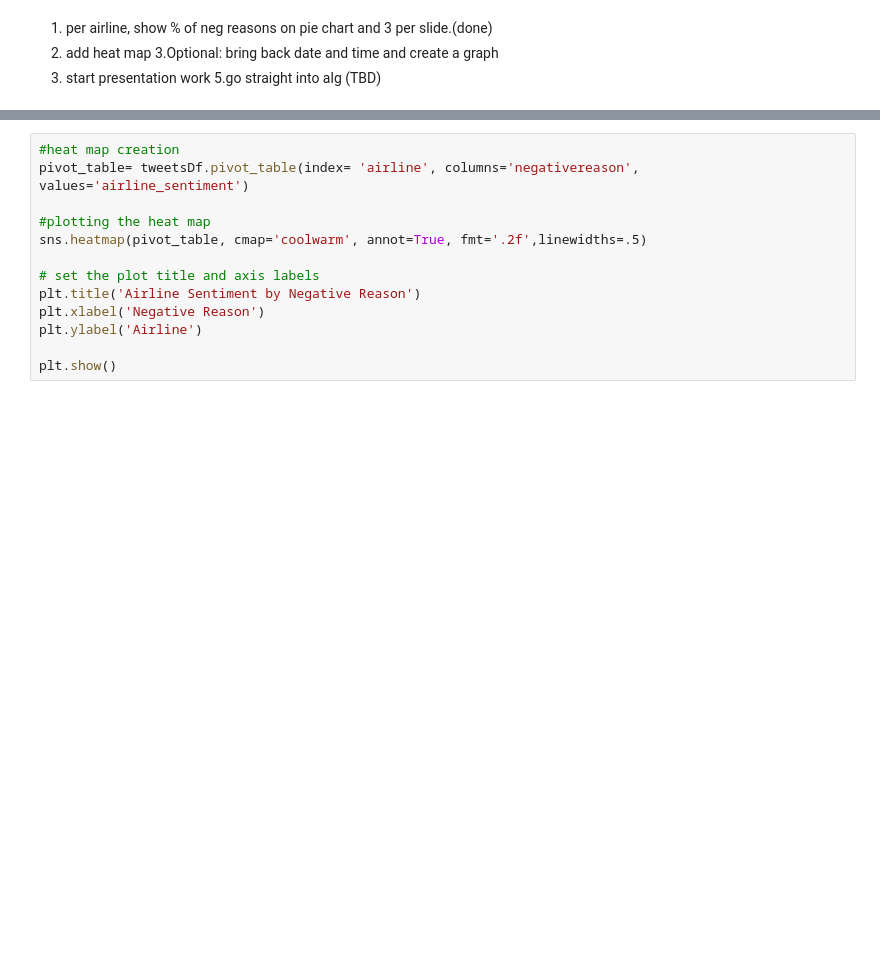
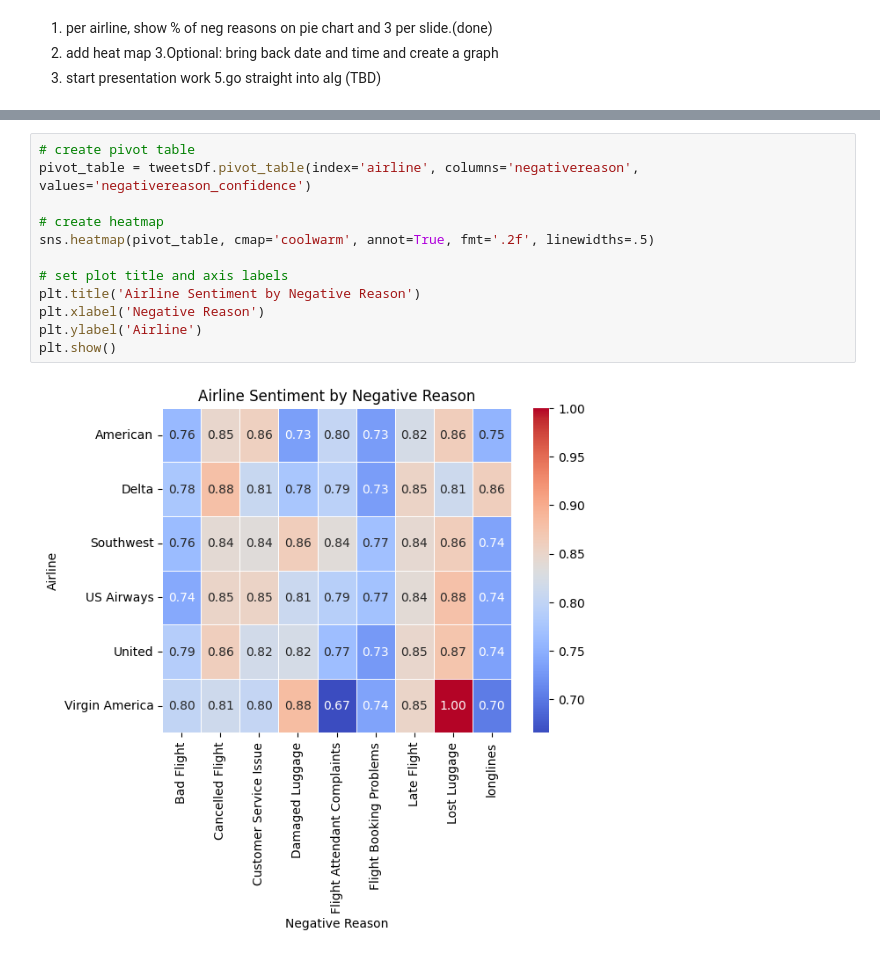
Before and after one commit to ElDon2308/Airline-Sentiment-Analysis, a Jupyter notebook: Data-minng-project.ipynb, the cells around one changed output, grey strips where cells are left out. Cells and saved outputs as stored; diff of their text form; blank space fills up the shorter version.

```diff
--- a/Data-minng-project.ipynb
+++ b/Data-minng-project.ipynb
@@ -245,13 +252,14 @@ plt.show()
 # %%
-#heat map creation
-pivot_table= tweetsDf.pivot_table(index= 'airline', columns='negativereason', values='airline_sentiment')
+# create pivot table
+pivot_table = tweetsDf.pivot_table(index='airline', columns='negativereason', values='negativereason_confidence')
 
-#plotting the heat map
-sns.heatmap(pivot_table, cmap='coolwarm', annot=True, fmt='.2f',linewidths=.5)
+# create heatmap
+sns.heatmap(pivot_table, cmap='coolwarm', annot=True, fmt='.2f', linewidths=.5)
 
-# set the plot title and axis labels
+# set plot title and axis labels
 plt.title('Airline Sentiment by Negative Reason')
 plt.xlabel('Negative Reason')
 plt.ylabel('Airline')
-
 plt.show()
+# %% [output]
+[figure, added]
```
Also changed, not shown: parts of 5 cells of this notebook.
